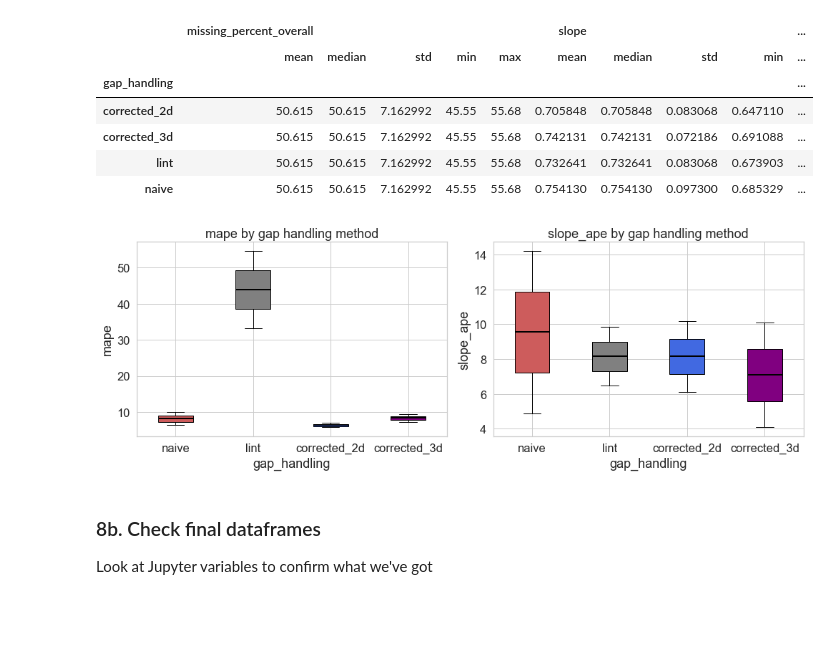
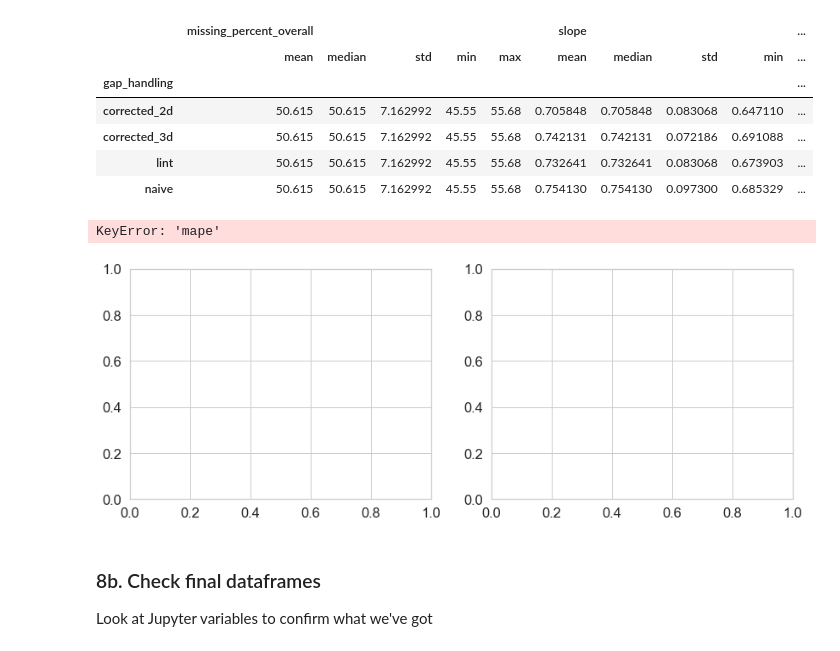
Before and after one commit to daniel-wrench/time_series_analysis, a Jupyter notebook: official_demo.ipynb, the cells around one changed output. Saved outputs shown, nothing was run; the diff lists cells and outputs as text; code cells hidden in the pictures; blank space fills up the shorter version.

```diff
--- a/official_demo.ipynb
+++ b/official_demo.ipynb
@@ -495,11 +482,11 @@ Freq: 736L, Name: B_R, Length: 10000, dtype: float64
 # %%
 ints_gapped_metadata = pd.DataFrame({
+    "file_index": file_index,
     "int_index": index_list,
     "version": version_list,
     "missing_percent_overall": missing_list,
     "missing_percent_chunks": missing_chunks_list,
-    "gap_handling": handling_list,
-    "slope": slopes_list})
+    "gap_handling": handling_list})
 # %% [markdown]
 ### 2e. Export dataframes as pickle file
 # %%
@@ -725,9 +730,10 @@ Calculate MAPE for each interval copy
 # %%
-for i in range(len(ints)):
-    for j in range(times_to_gap):
-        for gap_handling in ["naive", "lint"]:
-            mape = np.mean(np.abs(sfs_gapped.loc[(sfs_gapped["int_index"]==i) & (sfs_gapped["version"]==j) & (sfs_gapped["gap_handling"]==gap_handling), "sf_2_pe"]))
-            ints_gapped_metadata.loc[(ints_gapped_metadata["int_index"]==i) & (ints_gapped_metadata["version"]==j) & (ints_gapped_metadata["gap_handling"]==gap_handling), "mape"] = mape
+# for i in range(len(files_metadata)):
+#     for j in range(len(ints_metadata["file_index"]==i)):
+#         for k in range(times_to_gap):
+#             for gap_handling in ["naive", "lint"]:
+#                 mape = np.mean(np.abs(sfs_gapped.loc[(sfs_gapped["file_index"]==i) & (sfs_gapped["int_index"]==j) & (sfs_gapped["version"]==k) & (sfs_gapped["gap_handling"]==gap_handling), "sf_2_pe"]))
+#                 ints_gapped_metadata.loc[(ints_gapped_metadata["file_index"]==i) & (ints_gapped_metadata["int_index"]==j) & (ints_gapped_metadata["version"]==k) & (ints_gapped_metadata["gap_handling"]==gap_handling), "mape"] = mape
 # %%
 missing_measure = "missing_percent"
 n_bins = 10
@@ -902,4 +917,4 @@ Exporting lookup tables to CSV
 # %%
 # Importing processed time series and structure functions
 files_metadata, ints_metadata, ints, ints_gapped_metadata, ints_gapped, sfs, sfs_gapped = load_and_concatenate_dataframes(
-    sorted(glob.glob("data/processed/psp/test/psp_*.pkl")))
+    [sorted(glob.glob("data/processed/psp/psp_*.pkl"))[0]])
@@ -975,6 +1027,5 @@ sfs_gapped_corrected["sf_2_pe"] = (sfs_gapped_corrected["sf_2"] - sfs_gapped_cor
 # %%
 # Adding rows as placeholders for when we correct with 2D and 3D heatmaps and want to calculate errors
 
-dup_df = ints_gapped_metadata.drop(["slope", "slope_pe", "slope_ape", "mape"], axis=1)
-dup_df.replace(["naive","lint"], ["corrected_2d", "corrected_3d"], inplace=True)
+dup_df = ints_gapped_metadata.replace(["naive","lint"], ["corrected_2d", "corrected_3d"])
 ints_gapped_metadata = pd.concat([ints_gapped_metadata, dup_df])
@@ -1042,7 +1128,7 @@ import matplotlib.pyplot as plt
 
 # Assuming ints_gapped_metadata is your DataFrame
 # Define the list of columns to plot
-columns = ["mape", "slope_ape"]
+columns = ["mape", "slope_ape", "mpes", "slope_pe"]
 
 # Create subplots
 fig, axes = plt.subplots(1, 2, figsize=(14, 5))
@@ -1052,34 +1138,35 @@ axes = axes.flatten()
 
 custom_order = ["naive", "lint", "corrected_2d", "corrected_3d"]
 colors = ['indianred', 'grey', 'royalblue', 'purple']
 
 # Create boxplots for each column
 for col, ax in zip(columns, axes):
     data_to_plot = [ints_gapped_metadata[ints_gapped_metadata['gap_handling'] == method][col] for method in custom_order]
     box = ax.boxplot(data_to_plot, patch_artist=True)
 
     # Set colors for the boxes
 
     for patch, color in zip(box['boxes'], colors):
         patch.set_facecolor(color)
 
     # Set colors for the median lines
     median_color = 'black'
     for median in box['medians']:
         median.set_color(median_color)
         median.set_linewidth(2)  # optional: set line width to make it more prominent
 
     ax.set_title(f'{col} by gap handling method')
     ax.set_xlabel('gap_handling')
     ax.set_ylabel(f'{col}')
     ax.set_xticklabels(custom_order)
 
 # Adjust layout
 plt.tight_layout()
 plt.suptitle('')  # Remove the default title to avoid overlap
 plt.show()
 # %% [output]
+KeyError: 'mape'
-[figure, old version]
+[figure, new version]
 # %% [markdown]
 ### 8b. Check final dataframes
 
```
Also changed, not shown: parts of 40 cells of this notebook.
